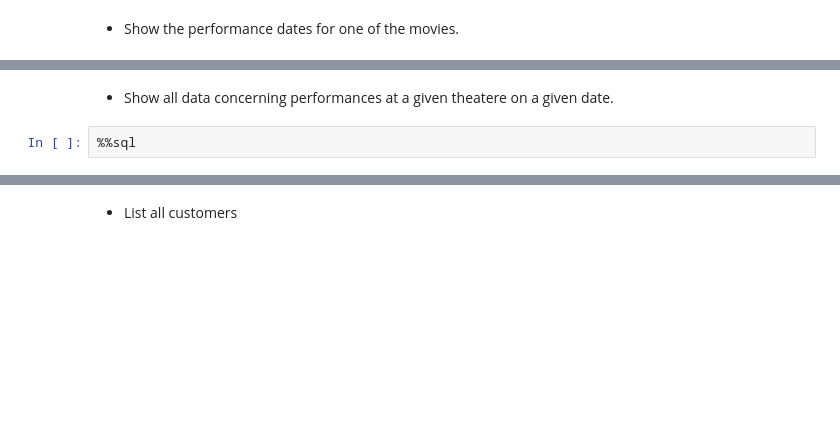
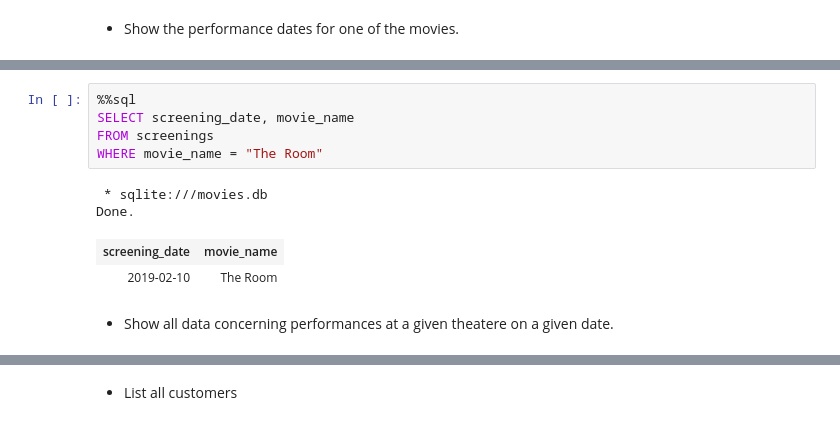
Before and after one commit to AzeyZ/EDAF752019, a Jupyter notebook: lab2-nb.ipynb, the cells around one changed output, grey strips where cells are left out. Drawn from its saved outputs; the diff is of its cells as text; blank space fills up the shorter version.

```diff
--- a/lab2-nb.ipynb
+++ b/lab2-nb.ipynb
@@ -69,5 +54,13 @@ Done.
+# %%
+%%sql
+SELECT screening_date, movie_name
+FROM screenings
+WHERE movie_name = "The Room"
+# %% [output]
+ * sqlite:///movies.db
+Done.
+| screening_date | movie_name |
+| 2019-02-10 | The Room |
 # %% [markdown]
 + Show all data concerning performances at a given theatere
   on a given date.
-# %%
-%%sql
```
Also changed, not shown: parts of 14 cells of this notebook, 2 other files.
